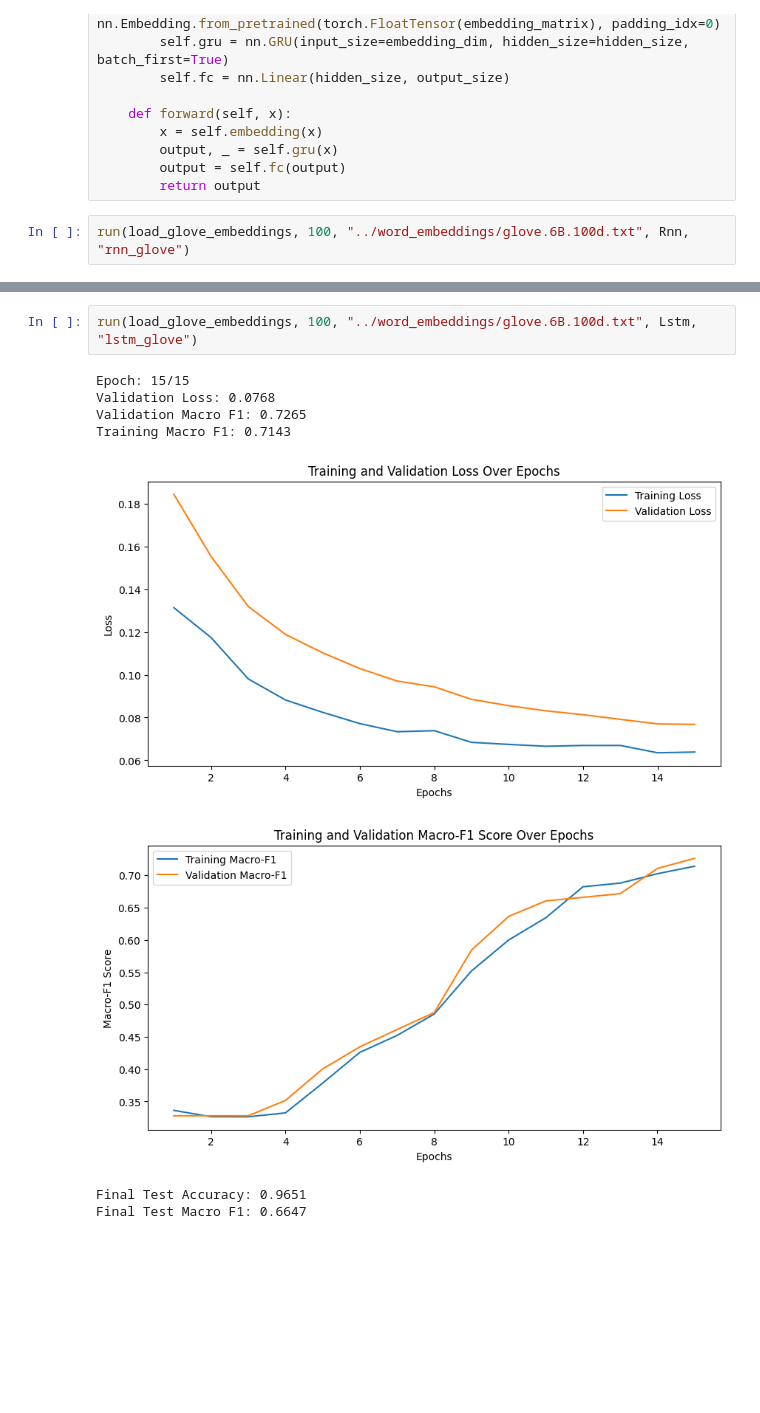
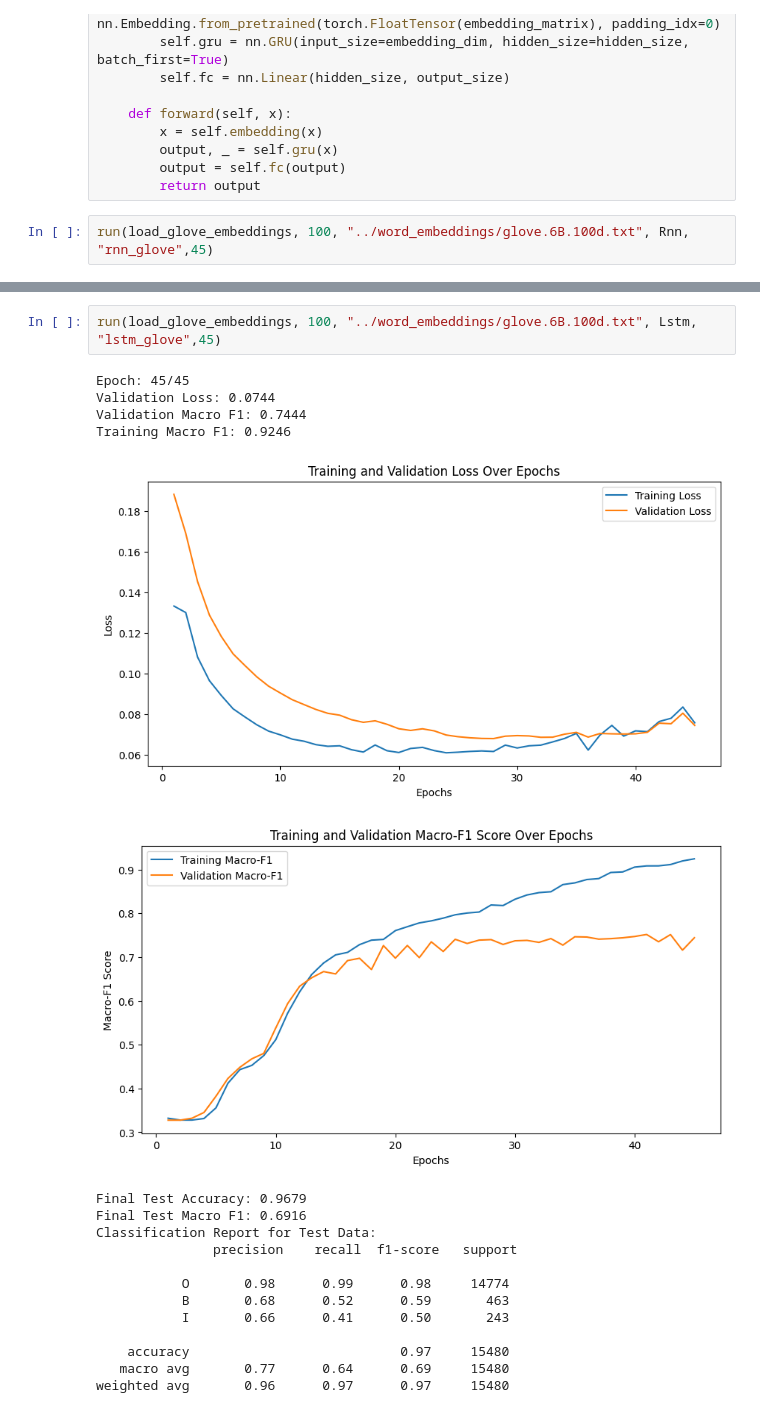
Before and after one commit to hyouteki/lanat, a Jupyter notebook: bio_encoding/dataset_2/models.ipynb, the cells around one changed output, grey strips where cells are left out. Saved outputs shown, nothing was run; the diff lists cells and outputs as text; blank space fills up the shorter version.

```diff
--- a/bio_encoding/dataset_2/models.ipynb
+++ b/bio_encoding/dataset_2/models.ipynb
@@ -73,5 +73,5 @@ class Gru(nn.Module):
         output = self.fc(output)
         return output
 # %%
-run(load_glove_embeddings, 100, "../word_embeddings/glove.6B.100d.txt", Rnn, "rnn_glove")
+run(load_glove_embeddings, 100, "../word_embeddings/glove.6B.100d.txt", Rnn, "rnn_glove",45)
 # %% [output]
@@ -97,12 +117,22 @@ Final Test Macro F1: 0.6913
 # %%
-run(load_glove_embeddings, 100, "../word_embeddings/glove.6B.100d.txt", Lstm, "lstm_glove")
+run(load_glove_embeddings, 100, "../word_embeddings/glove.6B.100d.txt", Lstm, "lstm_glove",45)
 # %% [output]
-Epoch: 15/15
-Validation Loss: 0.0768
-Validation Macro F1: 0.7265
-Training Macro F1: 0.7143
+Epoch: 45/45
+Validation Loss: 0.0744
+Validation Macro F1: 0.7444
+Training Macro F1: 0.9246
-[figure, old version]
+[figure, new version]
-[figure, old version]
+[figure, new version]
-Final Test Accuracy: 0.9651
-Final Test Macro F1: 0.6647
+Final Test Accuracy: 0.9679
+Final Test Macro F1: 0.6916
+Classification Report for Test Data:
+               precision    recall  f1-score   support
+
+           O       0.98      0.99      0.98     14774
+           B       0.68      0.52      0.59       463
+           I       0.66      0.41      0.50       243
+
+    accuracy                           0.97     15480
+   macro avg       0.77      0.64      0.69     15480
+weighted avg       0.96      0.97      0.97     15480
 # %%
```
Also changed, not shown: parts of 5 cells of this notebook, 27 other files.
